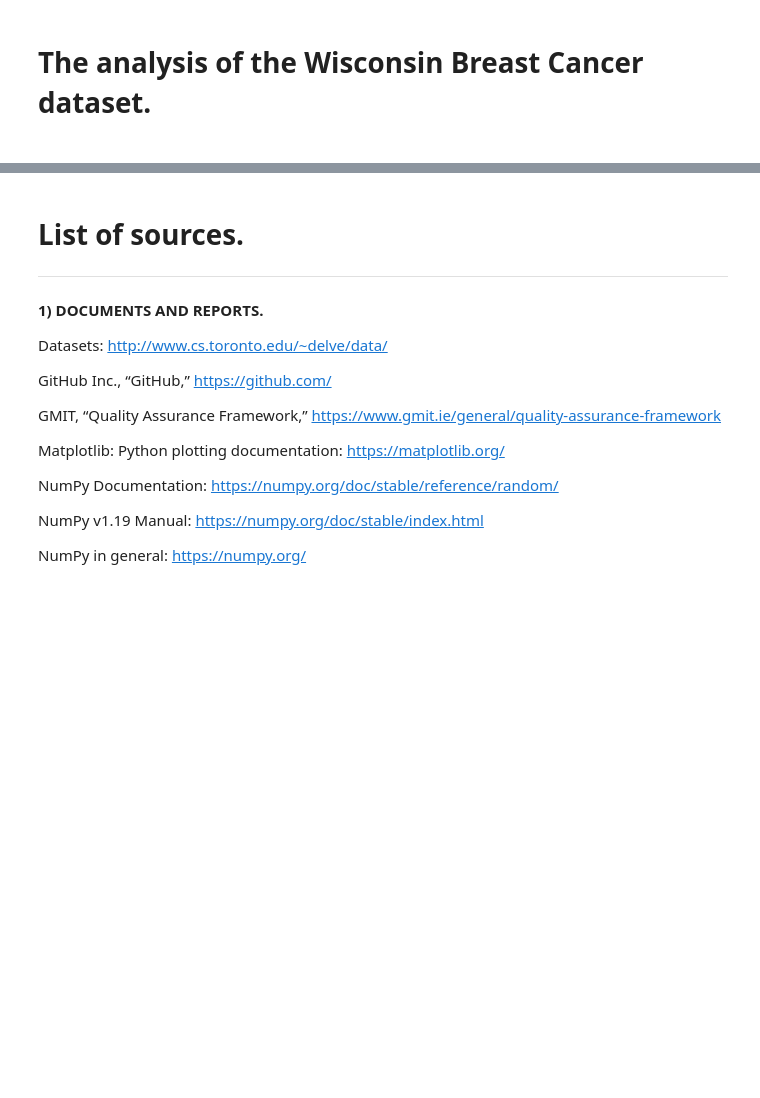
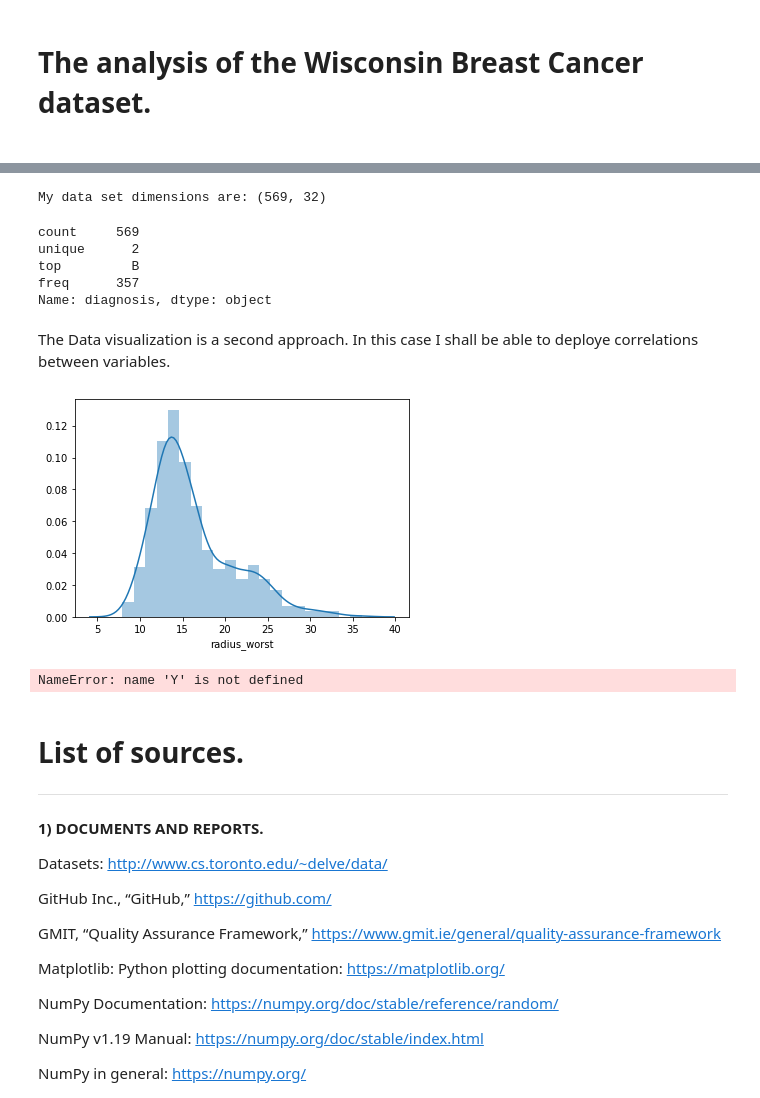
Before and after one commit to adrianberski/G00387825-gmit.ie---Adrian-Berski, a Jupyter notebook: Programming_ for_ Data_Analysis/Assignment_2/Analysisofthe WisconsinBreastCancer_dataset .ipynb, the cells around one changed output, grey strips where cells are left out. Saved outputs shown, nothing was run; the diff lists cells and outputs as text; code cells hidden in the pictures; blank space fills up the shorter version.

Commit message:
Update Analysisofthe WisconsinBreastCancer_dataset .ipynb
## Explore the data.

```diff
--- a/Programming_ for_ Data_Analysis/Assignment_2/Analysisofthe WisconsinBreastCancer_dataset .ipynb
+++ b/Programming_ for_ Data_Analysis/Assignment_2/Analysisofthe WisconsinBreastCancer_dataset .ipynb
@@ -168,12 +73,0 @@ plt.show()
-# %%
-##here I am changing colors to make my model more expressive
-
-plt.close()
-
-sns.set_style("darkgrid")
-sns.set_palette("bright")
-sns.despine()
-
-sns.regplot(x="population", y="age", data=new_df)
-
-plt.show()
@@ -182,25 +73,0 @@ plt.show()
-# %%
-# Now I need to make my visualizations snazzy!
-
-# Linear regression plot:
-sns.regplot(data=new_df, x="population", y="age")
-
-# Change the axes, so they're eaiser to undersatnd:
-ax = plt.subplot(1, 1, 1)
-ax.set_xticks([100000, 1000000, 2000000, 4000000, 8000000])
-ax.set_xticklabels(['100k', '1m', '2m','4m', '8m'])
-
-
-# Change the figure style and palette:
-sns.set_style("white")
-sns.set_palette("pastel")
-sns.despine()
-
-
-# Title the axes and plot:
-ax.set_xlabel("City Population")
-ax.set_ylabel("User Age")
-plt.title("Age against Population")
-
-
-plt.show()
@@ -209,3 +96,45 @@ plt.show()
+# %%
+#panda`s shape attribute stores the number of rows and columns as a tuple. This is another of statistical description:
+print("My data set dimensions are: {}".format(data.shape))
+#the below code show that my data set has 69 rows and 32 columns.
+# %% [output]
+My data set dimensions are: (569, 32)
+# %%
+#here I am describing a specific column "diagnosis"
+data['diagnosis'].describe()
+#from the above code I know that I have 596 people, and 357 have "B" value = benign
+# %% [output]
+count     569
+unique      2
+top         B
+freq      357
+Name: diagnosis, dtype: object
+# %% [markdown]
+The Data visualization is a second approach. In this case I shall be able to deploye correlations between variables.
+# %%
+#Let`s start from "radius_worst"
+radius_worst = data["radius_worst"]
+sns.distplot(radius_worst)
+
+plt.show()
+# %% [output]
+[figure, added]
+# %%
+from sklearn.preprocessing import LabelEncoder
+labelencoder_Y = LabelEncoder()
+Y = labelencoder_Y.fit_transform(Y)
+
+
+f, (ax1, ax2) = plt.subplots(1, 2, sharey=True)
+
+
+ax1.scatter(Y[:,0],Y[:,1],  c=kY, cmap = "jet", edgecolor = "None", alpha=0.35)
+ax1.set_title('Hierarchical clustering plot')
+
+ax2.scatter(Y[:,0],Y[:,1],  c = datas['diagnosis'], cmap = "jet", edgecolor = "None", alpha=0.35)
+ax2.set_title('Actual clusters')
+# %% [output]
+NameError: name 'Y' is not defined
 # %% [markdown]
 # List of sources.
 
```
Also changed, not shown: parts of 16 cells of this notebook.
